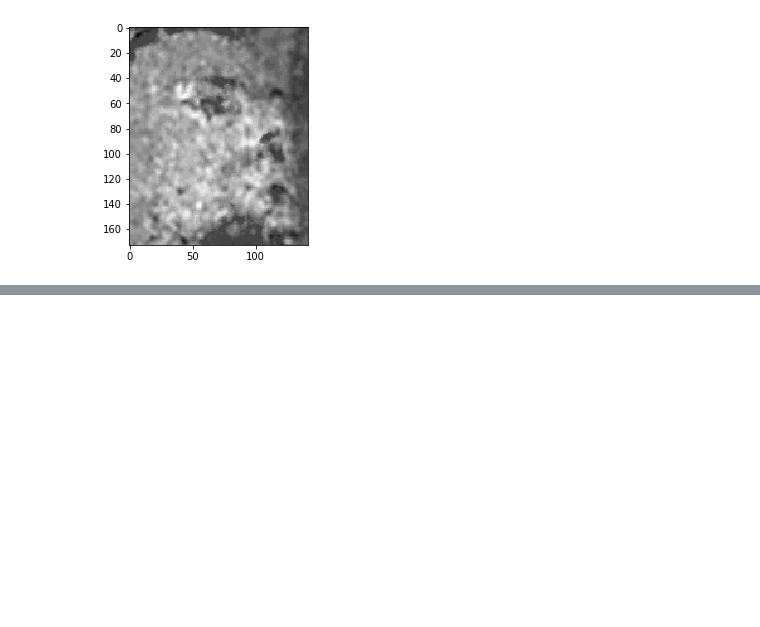
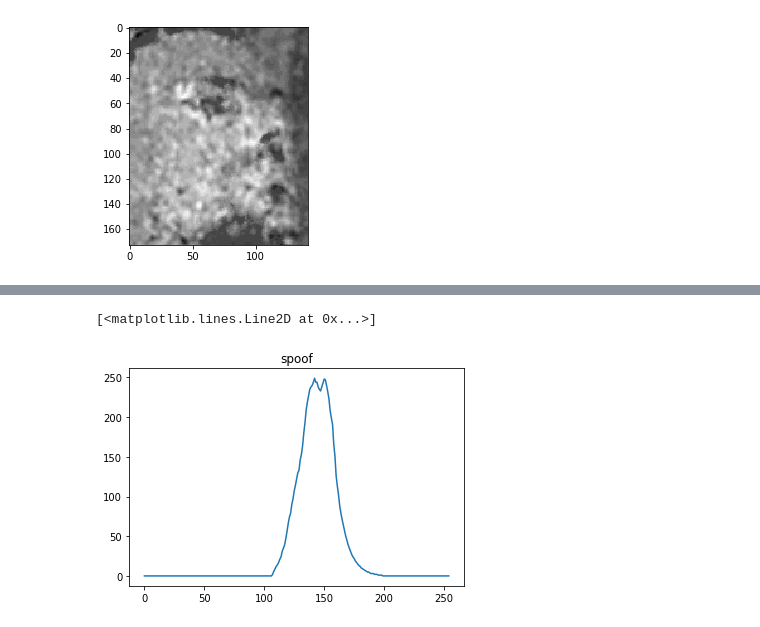
Before and after one commit to filipgrigorov/depth_scaling_experiments, a Jupyter notebook: explore_color_images.ipynb, the cells around one changed output, grey strips where cells are left out. Saved outputs shown, nothing was run; the diff lists cells and outputs as text; code cells hidden in the pictures; blank space fills up the shorter version.

```diff
--- a/explore_color_images.ipynb
+++ b/explore_color_images.ipynb
@@ -104,0 +156,9 @@ plt.imshow(hsv4, cmap='gray')
+# %%
+hist2 = compute_histogram(hsv2, 255)
+hist2 = smooth_out(hist2)
+
+plt.title('spoof')
+plt.plot(hist2)
+# %% [output]
+[<matplotlib.lines.Line2D at 0x...>]
+[figure, added]
```
Also changed, not shown: parts of 4 cells of this notebook.
